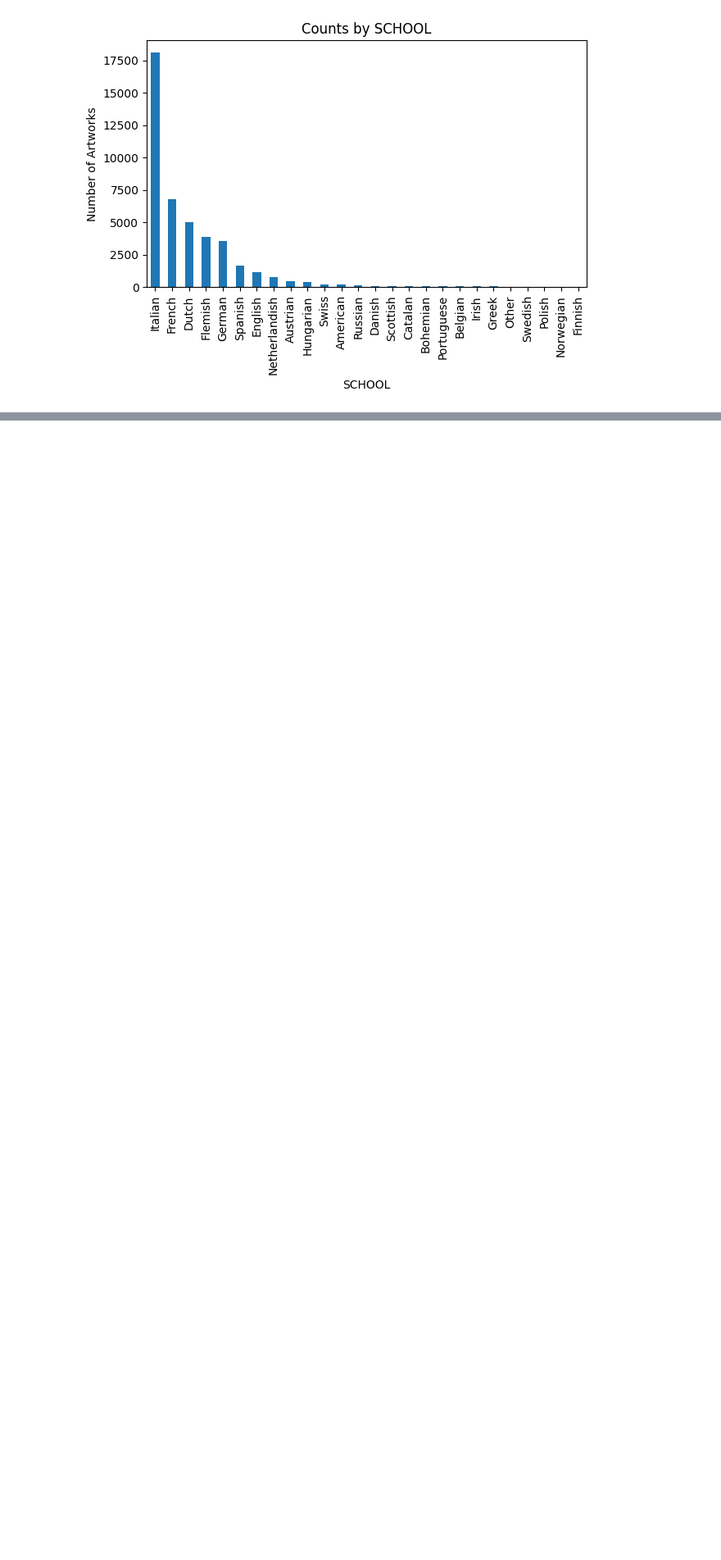
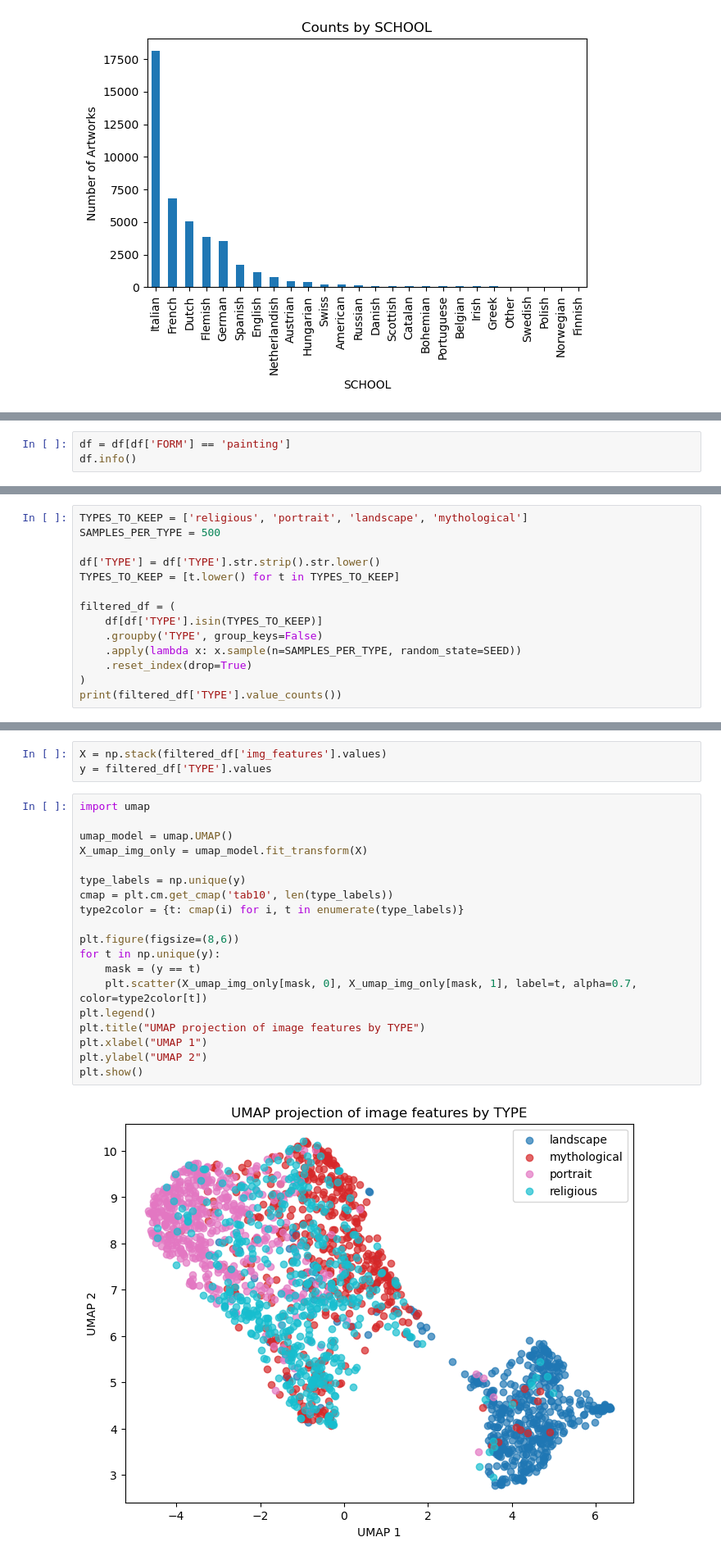
Before and after one commit to LaurenzPoll/Art-classifier, a Jupyter notebook: 02_data_understanding/02_3_exploratory_data_analysis.ipynb, the cells around one changed output, grey strips where cells are left out. Shown at 82% size. Cells and saved outputs as stored; diff of their text form; blank space fills up the shorter version.

```diff
--- a/02_data_understanding/02_3_exploratory_data_analysis.ipynb
+++ b/02_data_understanding/02_3_exploratory_data_analysis.ipynb
@@ -448,0 +477,3 @@ plt.show()
+# %%
+df = df[df['FORM'] == 'painting']
+df.info()
@@ -448,0 +510,14 @@ plt.show()
+# %%
+TYPES_TO_KEEP = ['religious', 'portrait', 'landscape', 'mythological']
+SAMPLES_PER_TYPE = 500
+
+df['TYPE'] = df['TYPE'].str.strip().str.lower()
+TYPES_TO_KEEP = [t.lower() for t in TYPES_TO_KEEP]
+
+filtered_df = (
+    df[df['TYPE'].isin(TYPES_TO_KEEP)]
+    .groupby('TYPE', group_keys=False)
+    .apply(lambda x: x.sample(n=SAMPLES_PER_TYPE, random_state=SEED))
+    .reset_index(drop=True)
+)
+print(filtered_df['TYPE'].value_counts())
@@ -448,0 +562,24 @@ plt.show()
+# %%
+X = np.stack(filtered_df['img_features'].values)
+y = filtered_df['TYPE'].values
+# %%
+import umap
+
+umap_model = umap.UMAP()
+X_umap_img_only = umap_model.fit_transform(X)
+
+type_labels = np.unique(y)
+cmap = plt.cm.get_cmap('tab10', len(type_labels))
+type2color = {t: cmap(i) for i, t in enumerate(type_labels)}
+
+plt.figure(figsize=(8,6))
+for t in np.unique(y):
+    mask = (y == t)
+    plt.scatter(X_umap_img_only[mask, 0], X_umap_img_only[mask, 1], label=t, alpha=0.7, color=type2color[t])
+plt.legend()
+plt.title("UMAP projection of image features by TYPE")
+plt.xlabel("UMAP 1")
+plt.ylabel("UMAP 2")
+plt.show()
+# %% [output]
+[figure, added]
```
Also changed, not shown: parts of 54 cells of this notebook, 1 other file.
